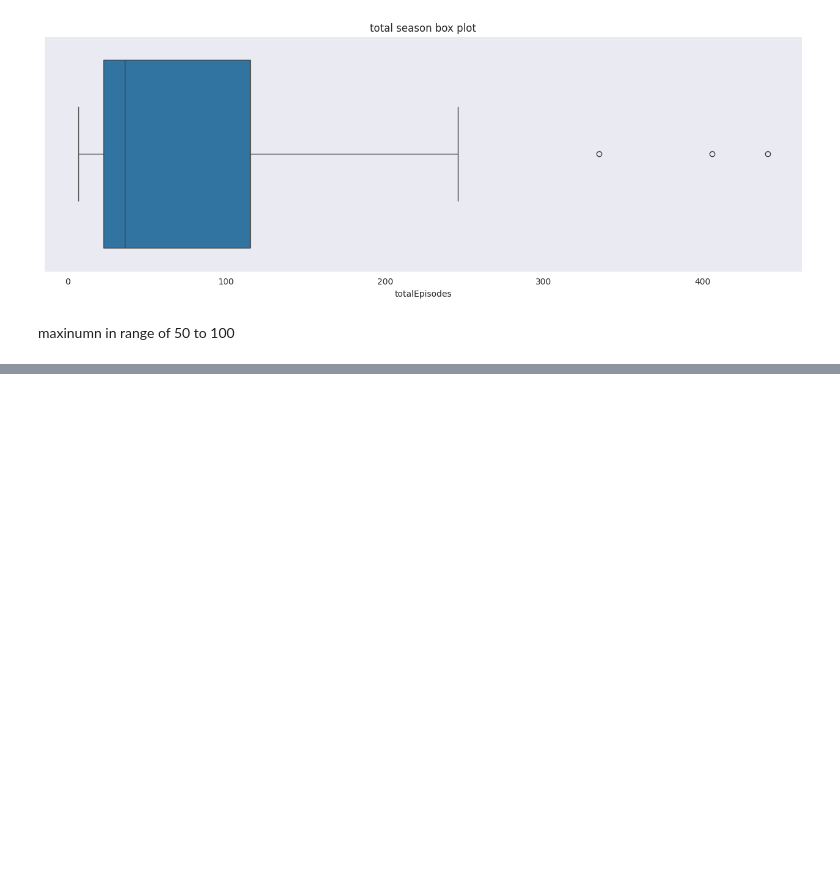
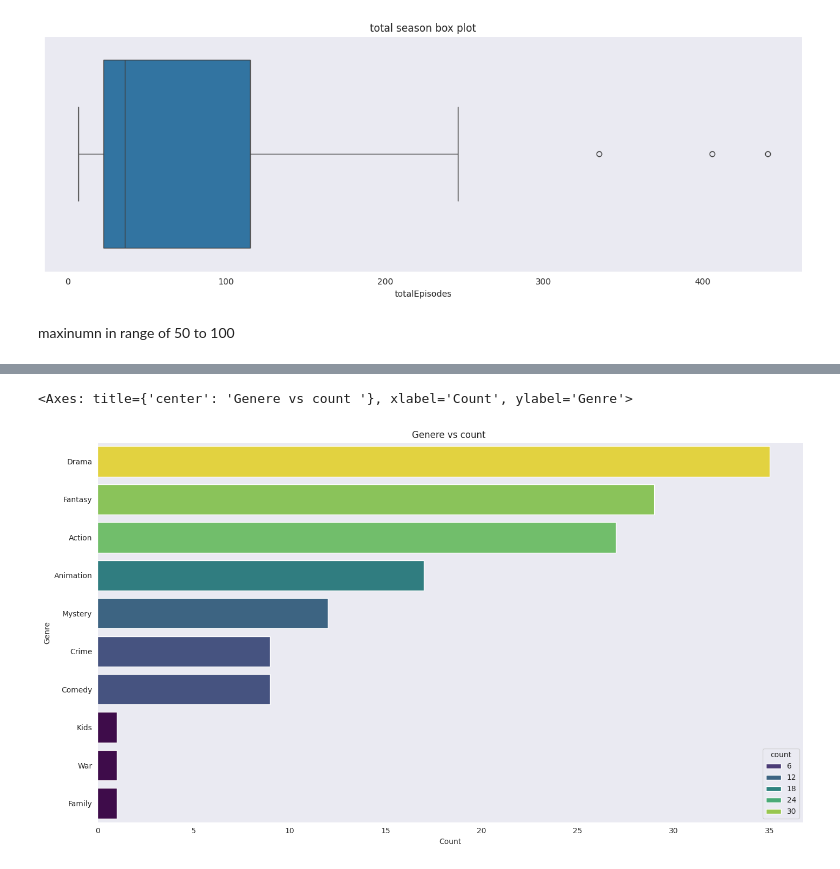
Before and after one commit to Shruthikshetty/media-logger-recommender, a Jupyter notebook: training_notebooks/tv_show_recommedation_model.ipynb, the cells around one changed output, grey strips where cells are left out. Drawn from its saved outputs; the diff is of its cells as text; code cells hidden in the pictures; blank space fills up the shorter version.

```diff
--- a/training_notebooks/tv_show_recommedation_model.ipynb
+++ b/training_notebooks/tv_show_recommedation_model.ipynb
@@ -326,0 +338,3 @@ maxinumn in range of 50  to 100
+# %%
+# create a copy of the data frame
+tv_analysis = tv_show_df.copy()
@@ -326,0 +343,9 @@ maxinumn in range of 50  to 100
+# %%
+# Replace the empty array or the missing values with unknown as place holder
+tv_analysis["genre_filled"] = tv_analysis["genre"].apply(lambda x : x  if isinstance(x , list)  and len(x) > 0 else ["unknown"])
+
+# explode and count including the placeholder
+exploded_genre = tv_analysis["genre_filled"].explode()
+genre_counts = exploded_genre.value_counts()
+
+genre_counts
@@ -326,0 +373,6 @@ maxinumn in range of 50  to 100
+# %%
+# lets conver this to df to draw plots
+genre_df = genre_counts.reset_index()
+genre_df.columns = ["genre" , "count"]
+
+genre_df
@@ -326,0 +391,12 @@ maxinumn in range of 50  to 100
+# %%
+# plot the distribution plot with respect to count
+sns.set_style("dark")
+plt.figure(figsize=(14, 8));
+plt.title("Genere vs count ")
+plt.xlabel("Count");
+plt.ylabel('Genre')
+plt.tight_layout()
+sns.barplot(x='count', y='genre', data=genre_df, palette='viridis' , hue="count")
+# %% [output]
+<Axes: title={'center': 'Genere vs count '}, xlabel='Count', ylabel='Genre'>
+[figure, added]
```
Also changed, not shown: parts of 12 cells of this notebook.
